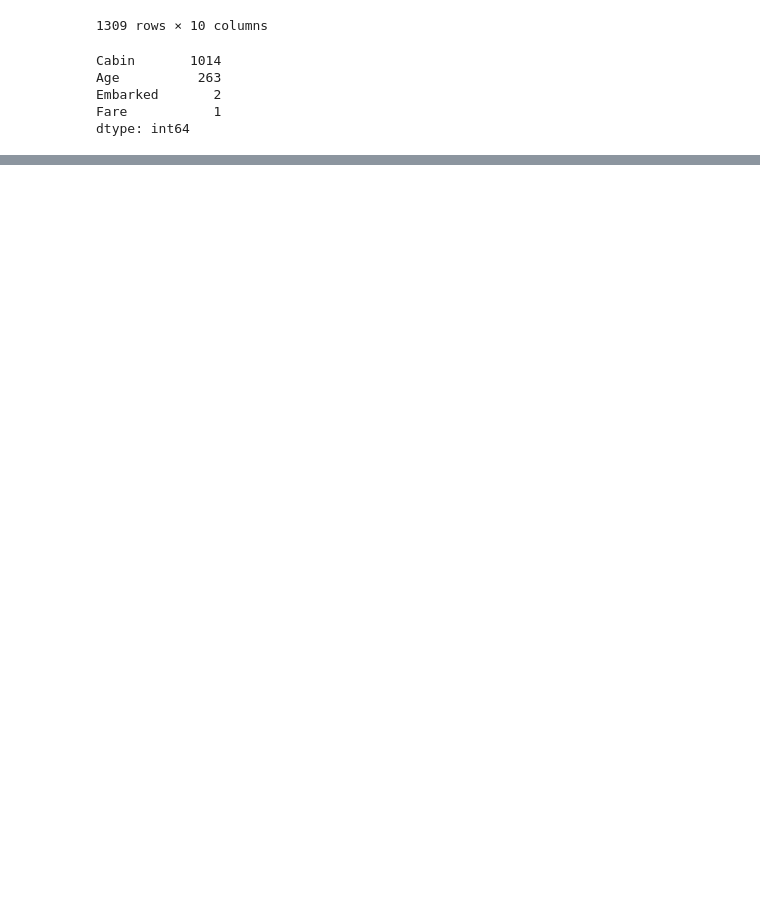
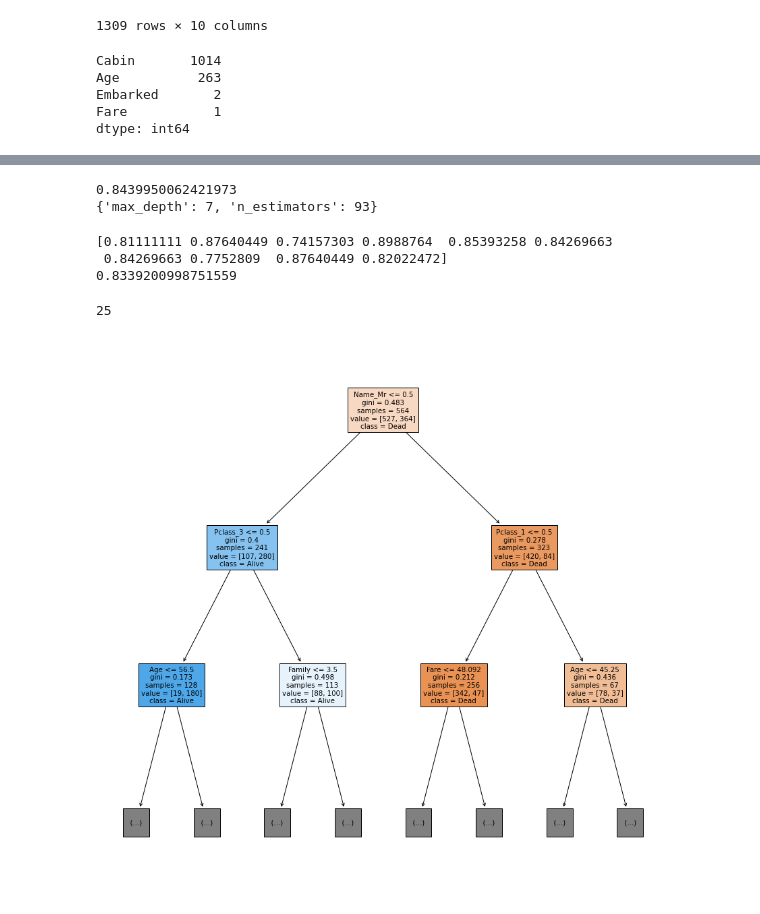
Before and after one commit to ilikemichael/ml1216, a Jupyter notebook: titanic.ipynb, the cells around one changed output, grey strips where cells are left out. Drawn from its saved outputs; the diff is of its cells as text; code cells hidden in the pictures; blank space fills up the shorter version.

```diff
--- a/titanic.ipynb
+++ b/titanic.ipynb
@@ -114,0 +141,3 @@ datas
+# %%
+datas["Family"] = datas["SibSp"] + datas["Parch"]
+datas
@@ -114,0 +161,7 @@ datas
+# %%
+
+# iloc: [1st, 2nd, ....]
+x_train = datas.iloc[:len(train)]
+y_train = train["Survived"]
+x_test = datas.iloc[len(train):]
+x_test
@@ -114,0 +182,52 @@ datas
+# %%
+from sklearn.ensemble import RandomForestClassifier
+from sklearn.model_selection import GridSearchCV
+params = {
+   "n_estimators":range(80, 120, 1),
+   "max_depth":range(5, 9)
+}
+clf = RandomForestClassifier()
+search = GridSearchCV(clf, params, n_jobs=-1, cv=10)
+search.fit(x_train, y_train)
+print(search.best_score_)
+print(search.best_params_)
+# %% [output]
+0.8439950062421973
+{'max_depth': 7, 'n_estimators': 93}
+# %%
+import numpy as np
+from sklearn.model_selection import cross_val_score
+clf = RandomForestClassifier(n_estimators=107, max_depth=7)
+scores = cross_val_score(clf, x_train, y_train, n_jobs=-1, cv=10)
+print(scores)
+print(np.average(scores))
+# %% [output]
+[0.81111111 0.87640449 0.74157303 0.8988764  0.85393258 0.84269663
+ 0.84269663 0.7752809  0.87640449 0.82022472]
+0.8339200998751559
+# %%
+#算出結果,存檔
+clf = RandomForestClassifier(n_estimators=25, max_depth=7)
+clf.fit(x_train, y_train)
+pre = clf.predict(x_test)
+df = pd.DataFrame({
+    "PassengerId":test["PassengerId"],
+    "Survived":pre
+})
+df.to_csv("rf.csv", encoding="utf-8", index=False)
+# %%
+#畫圖驗證
+
+import matplotlib.pyplot as plt
+from sklearn.tree import plot_tree
+print(len(clf.estimators_))
+plt.figure(figsize=(15, 15))
+tree = plot_tree(clf.estimators_[3],
+         feature_names=datas.columns,
+         class_names=["Dead", "Alive"],
+         max_depth=2,
+         filled=True)
+plt.show()
+# %% [output]
+25
+[figure, added]
```
Also changed, not shown: parts of 14 cells of this notebook.
